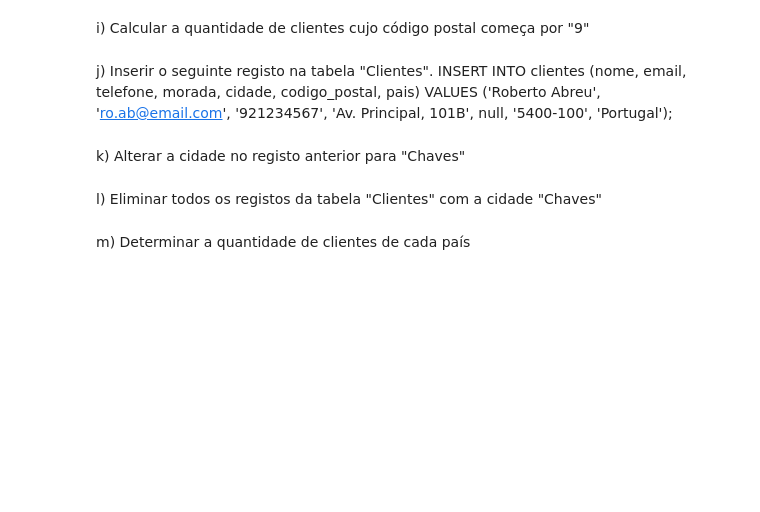
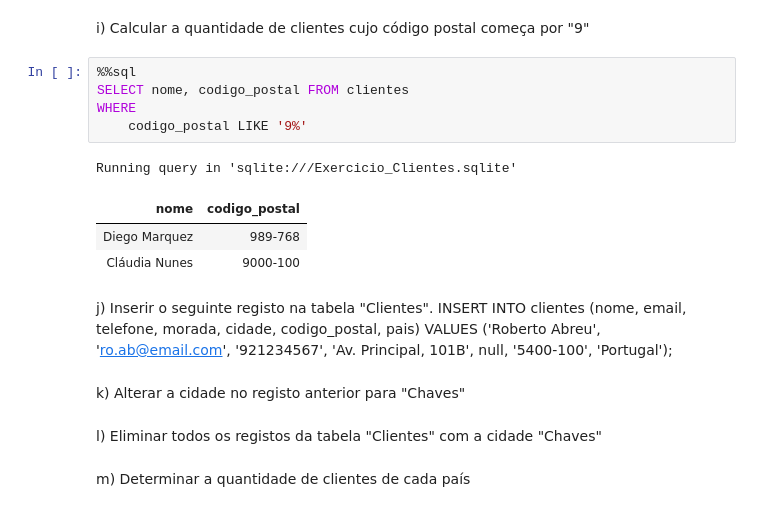
Before and after one commit to jpedrodias/FundamentosSQL, a Jupyter notebook: Week02/Exercicio_Clientes_resolvido.ipynb, the cells around one changed output. Cells and saved outputs as stored; diff of their text form; blank space fills up the shorter version.

```diff
--- a/Week02/Exercicio_Clientes_resolvido.ipynb
+++ b/Week02/Exercicio_Clientes_resolvido.ipynb
@@ -282,5 +340,15 @@ h) Calcular a quantidade de clientes de Portugal
 # %% [markdown]
 i) Calcular a quantidade de clientes cujo código postal começa por "9"
+# %%
+%%sql
+SELECT nome, codigo_postal FROM clientes
+WHERE
+    codigo_postal LIKE '9%'
+# %% [output]
+Running query in 'sqlite:///Exercicio_Clientes.sqlite'
+| nome | codigo_postal |
+| Diego Marquez | 989-768 |
+| Cláudia Nunes | 9000-100 |
 # %% [markdown]
 j) Inserir o seguinte registo na tabela "Clientes".
 INSERT INTO clientes (nome, email, telefone, morada, cidade, codigo_postal, pais)
```
Also changed, not shown: parts of 26 cells of this notebook, 2 other files.
